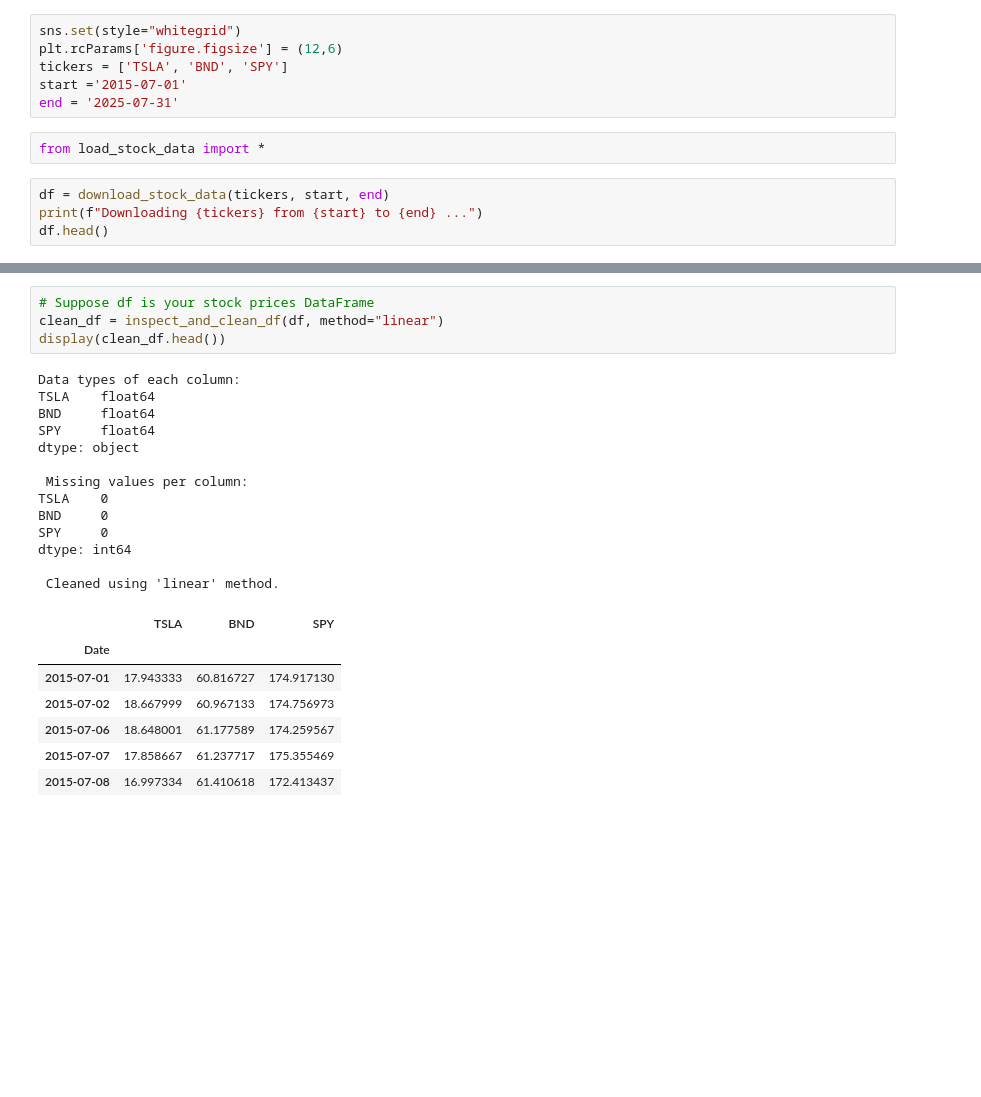
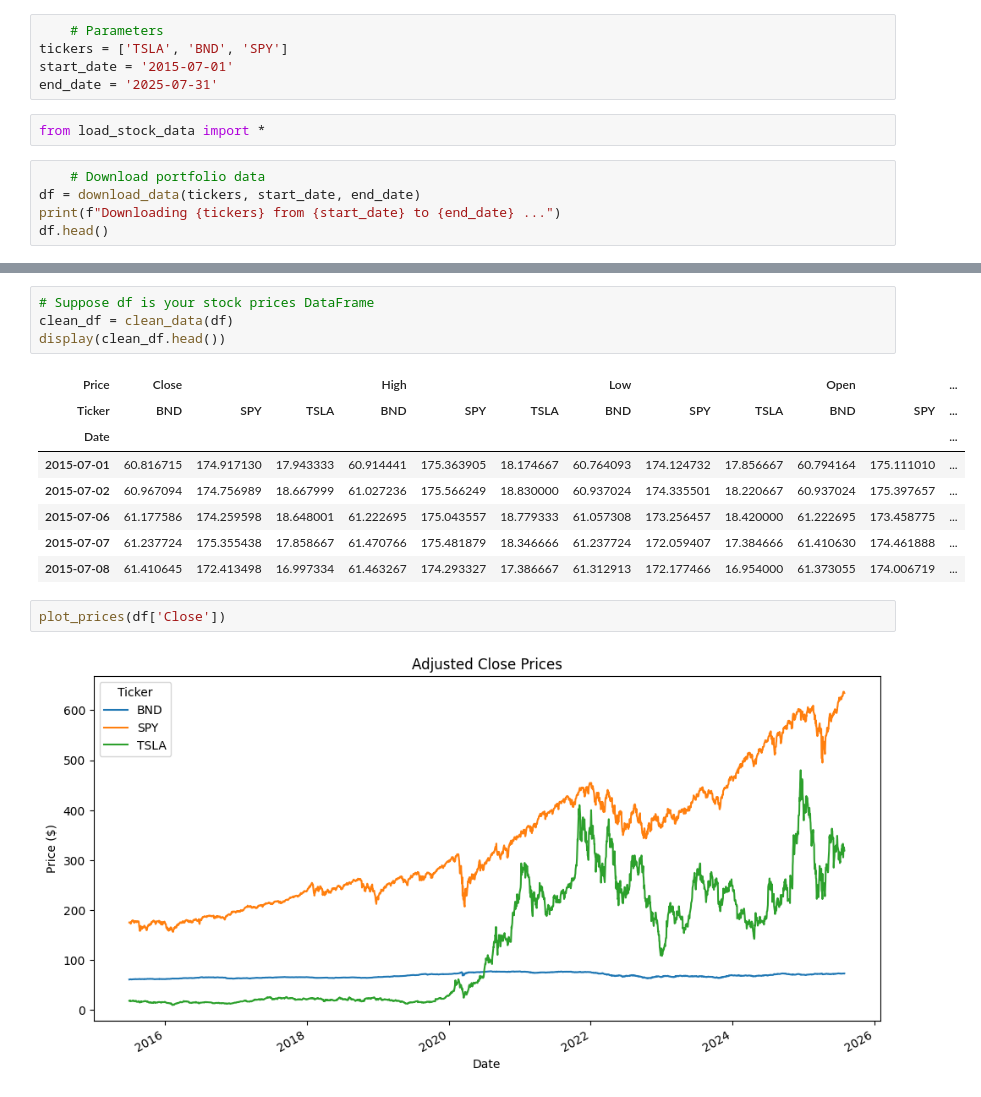
Before and after one commit to Addisu22/Time-Series-Forecasting-for-Portfolio-Management-Optimization, a Jupyter notebook: Notebooks/Preprocess_Explore_Data.ipynb, the cells around one changed output, grey strips where cells are left out. Saved outputs shown, nothing was run; the diff lists cells and outputs as text; blank space fills up the shorter version.

```diff
--- a/Notebooks/Preprocess_Explore_Data.ipynb
+++ b/Notebooks/Preprocess_Explore_Data.ipynb
@@ -15,15 +15,15 @@ sys.path.append(os.path.abspath("../Scripts"))
 import warnings
 warnings.filterwarnings('ignore')
 # %%
-sns.set(style="whitegrid")
-plt.rcParams['figure.figsize'] = (12,6)
+    # Parameters
 tickers = ['TSLA', 'BND', 'SPY']
-start ='2015-07-01'
-end = '2025-07-31'
+start_date = '2015-07-01'
+end_date = '2025-07-31'
 # %%
 from load_stock_data import *
 # %%
-df = download_stock_data(tickers, start, end)
-print(f"Downloading {tickers} from {start} to {end} ...")
+    # Download portfolio data
+df = download_data(tickers, start_date, end_date)
+print(f"Downloading {tickers} from {start_date} to {end_date} ...")
 df.head()
 # %% [output]
@@ -41,25 +39,17 @@ Downloading ['TSLA', 'BND', 'SPY'] from 2015-07-01 to 2025-07-31 ...
 # %%
 # Suppose df is your stock prices DataFrame
-clean_df = inspect_and_clean_df(df, method="linear")
+clean_df = clean_data(df)
 display(clean_df.head())
 # %% [output]
-Data types of each column:
-TSLA    float64
-BND     float64
-SPY     float64
-dtype: object
-
- Missing values per column:
-TSLA    0
-BND     0
-SPY     0
-dtype: int64
-
- Cleaned using 'linear' method.
-|  | TSLA | BND | SPY |
-| Date |  |  |  |
-| 2015-07-01 | 17.943333 | 60.816727 | 174.917130 |
-| 2015-07-02 | 18.667999 | 60.967133 | 174.756973 |
-| 2015-07-06 | 18.648001 | 61.177589 | 174.259567 |
-| 2015-07-07 | 17.858667 | 61.237717 | 175.355469 |
-| 2015-07-08 | 16.997334 | 61.410618 | 172.413437 |
+| Price | Close |  |  | High |  |  | Low |  |  | Open |  | ... |
+| Ticker | BND | SPY | TSLA | BND | SPY | TSLA | BND | SPY | TSLA | BND | SPY | ... |
+| Date |  |  |  |  |  |  |  |  |  |  |  | ... |
+| 2015-07-01 | 60.816715 | 174.917130 | 17.943333 | 60.914441 | 175.363905 | 18.174667 | 60.764093 | 174.124732 | 17.856667 | 60.794164 | 175.111010 | ... |
+| 2015-07-02 | 60.967094 | 174.756989 | 18.667999 | 61.027236 | 175.566249 | 18.830000 | 60.937024 | 174.335501 | 18.220667 | 60.937024 | 175.397657 | ... |
+| 2015-07-06 | 61.177586 | 174.259598 | 18.648001 | 61.222695 | 175.043557 | 18.779333 | 61.057308 | 173.256457 | 18.420000 | 61.222695 | 173.458775 | ... |
+| 2015-07-07 | 61.237724 | 175.355438 | 17.858667 | 61.470766 | 175.481879 | 18.346666 | 61.237724 | 172.059407 | 17.384666 | 61.410630 | 174.461888 | ... |
+| 2015-07-08 | 61.410645 | 172.413498 | 16.997334 | 61.463267 | 174.293327 | 17.386667 | 61.312913 | 172.177466 | 16.954000 | 61.373055 | 174.006719 | ... |
+# %%
+plot_prices(df['Close'])
+# %% [output]
+[figure, added]
```
Also changed, not shown: parts of 13 cells of this notebook.
